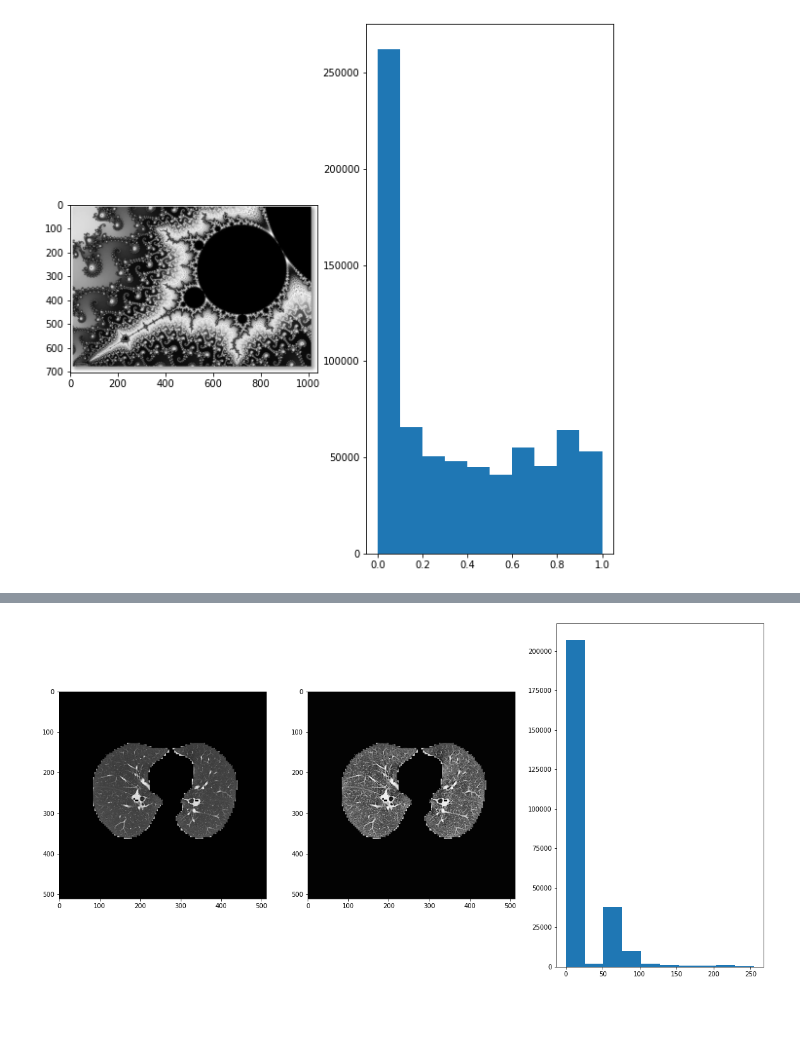
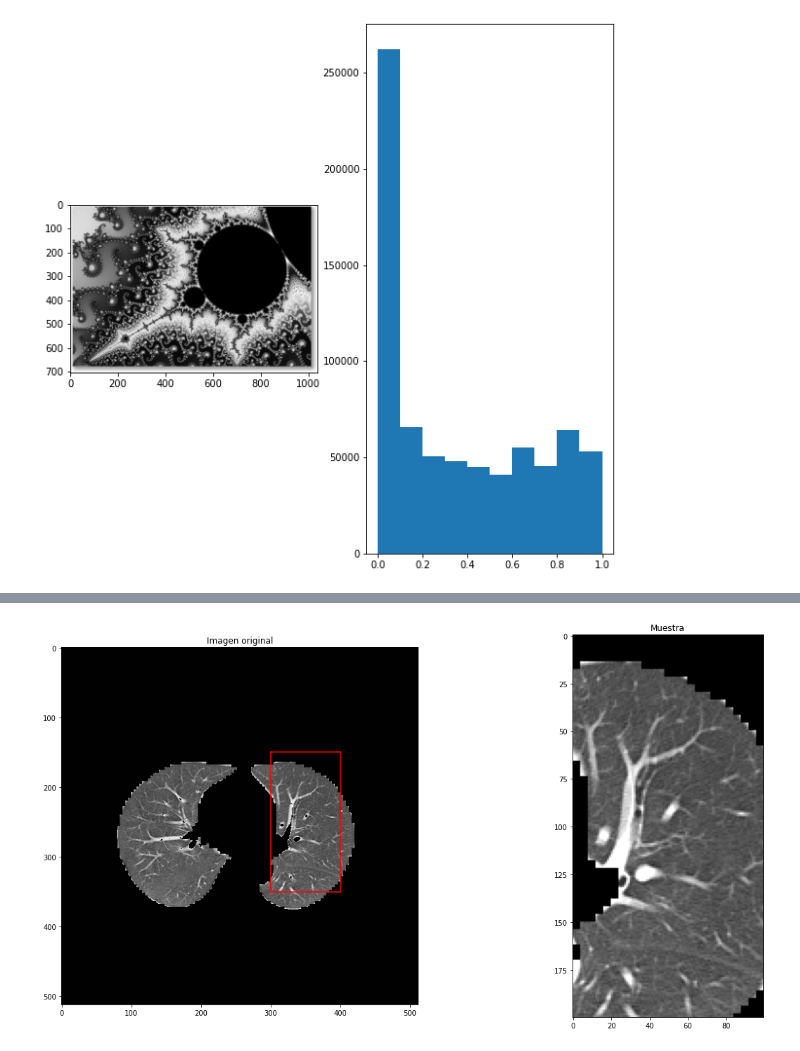
Before and after one commit to ErickMM98/covid-ct-network-analysis, a Jupyter notebook: covid_mfdfa.ipynb, the cells around one changed output, grey strips where cells are left out. Saved outputs shown, nothing was run; the diff lists cells and outputs as text; code cells hidden in the pictures; blank space fills up the shorter version.

```diff
--- a/covid_mfdfa.ipynb
+++ b/covid_mfdfa.ipynb
@@ -748,20 +817,50 @@ def count_box_interval(array_values, max_n = 100):
 # %%
 #@title Fractal de prueba
 
 from skimage.io import imread
 from skimage.exposure import equalize_adapthist
+sample_min_x = 150
+sample_max_x = 350
+sample_min_y = 300
+sample_max_y = 400
 #cat = color.rgb2gray( data.chelsea()  )
-fractal = imread("/content/data/normal/Normal/1867/322/0043.png")
-fractal = color.rgb2gray(fractal)
-fig, axes = plt.subplots(1,3)
+#fractal = imread("/content/data/normal/Normal/1867/322/0043.png", as_gray=True)
+#Con CVODI
+fractal = imread("/content/data/covid/NCP/179/1503/0021.png", as_gray=True)
+
+#fractal = color.rgb2gray(fractal)
+fig, axes = plt.subplots(1,2)
 ax = axes.ravel()
 fig.set_size_inches([20,10])
 ax[0].imshow(fractal + 1, cmap = 'gray')
-ax[1].imshow( equalize_adapthist( fractal + 1,clip_limit=0.02  ), cmap = 'gray')
+ax[0].plot([sample_min_y, sample_max_y],
+           [sample_max_x, sample_max_x],
+           color='red')
+ax[0].plot([sample_min_y, sample_max_y],
+           [sample_min_x, sample_min_x],
+           color='red')
+ax[0].plot([sample_min_y, sample_min_y],
+           [sample_min_x, sample_max_x],
+           color='red')
+ax[0].plot([sample_max_y, sample_max_y],
+           [sample_min_x, sample_max_x],
+           color='red')
+ax[0].set_title("Imagen original")
 
-ax[2].hist( fractal.ravel())
+sample_min_x = 150
+sample_max_x = 350
+sample_min_y = 300
+sample_max_y = 400
+foo_cat = fractal[ sample_min_x:sample_max_x , sample_min_y:sample_max_y]
+#ax[0].
+ax[1].imshow( foo_cat, cmap = 'gray')
+ax[1].set_title("Muestra")
+
+fig.savefig("pulmon_covid.pdf")
+
+#ax[2].hist( equalize_adapthist( fractal + 1,clip_limit=0.02  ).ravel(), )
 #plt.hist(equalize_adapthist( fractal + 1,clip_limit=0.02  ).ravel())
 #ax.axis(False)
 pass
 # %% [output]
-[figure, old version]
+[figure, new version]
```
Also changed, not shown: parts of 24 cells of this notebook.
